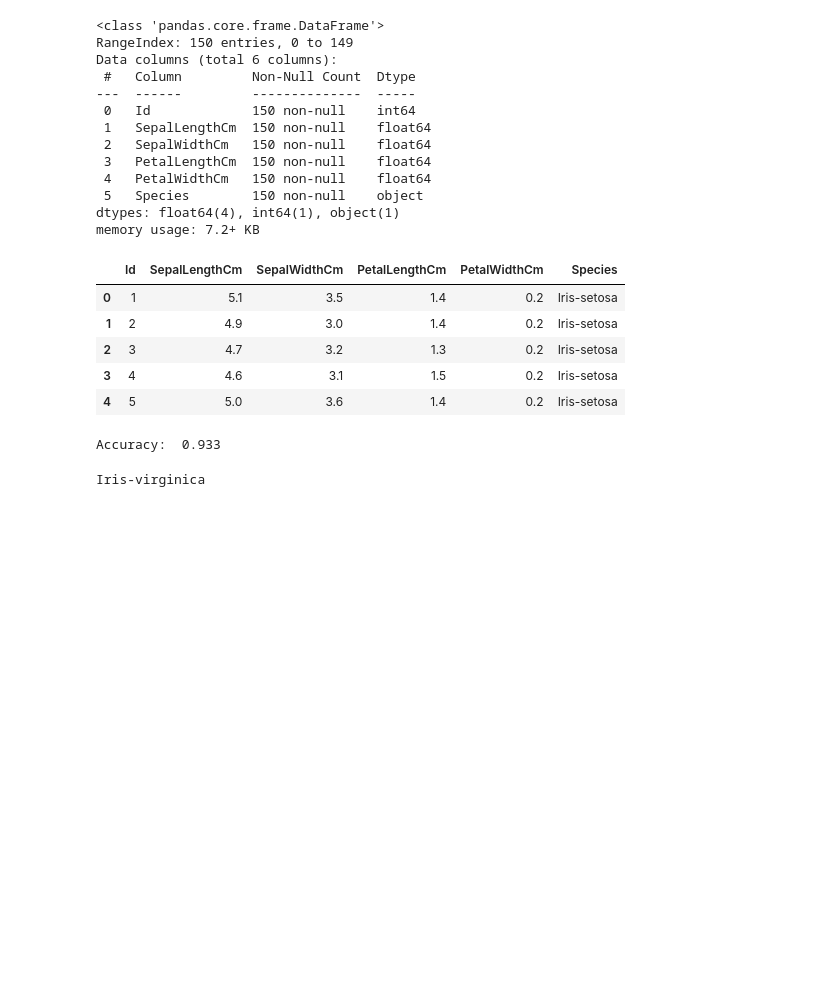
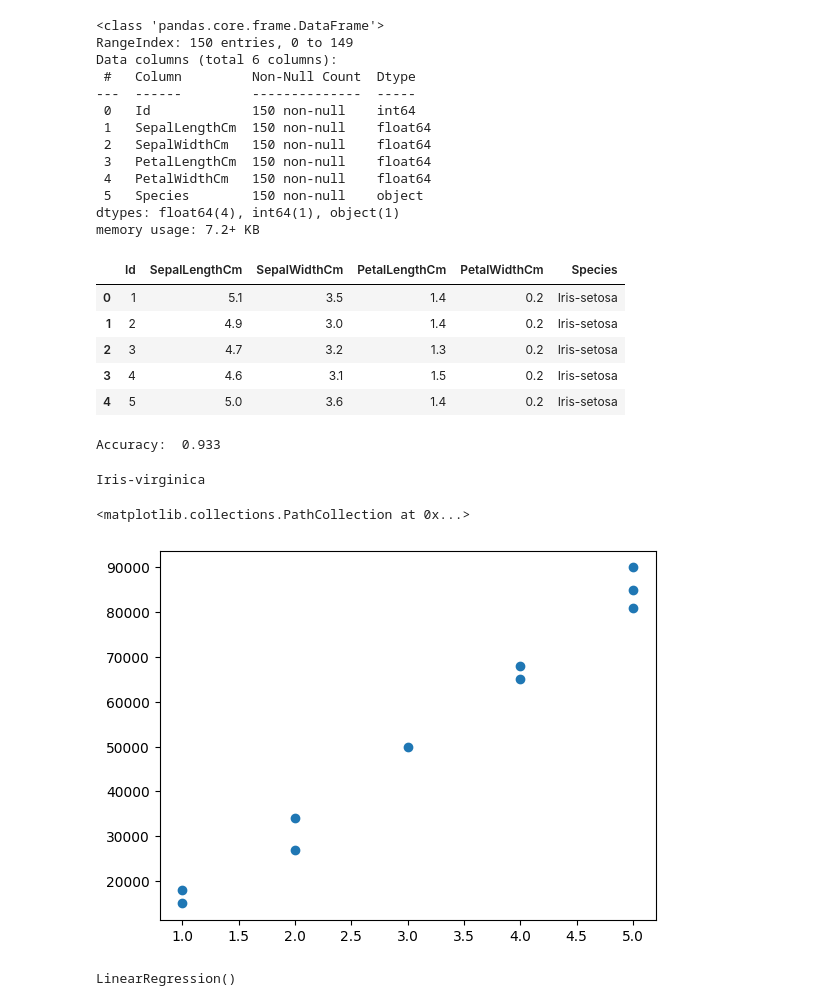
Before and after one commit to Agtna/AI-2025, a Jupyter notebook: job8.ipynb, the cells around one changed output. Saved outputs shown, nothing was run; the diff lists cells and outputs as text; code cells hidden in the pictures; blank space fills up the shorter version.

```diff
--- a/job8.ipynb
+++ b/job8.ipynb
@@ -75,3 +75,29 @@ export_graphviz(
     class_names = ['Iris-setosa', 'Iris-versicolor', 'Iris-virginica' ],
     rounded= True,
     filled =True)
+# %%
+import numpy as np
+
+#buat data jumlah kamar
+bedrooms = np.array([1,1,2,2,3,4,4,5,5,5])
+
+#data harga rumah. asumsi dalam dollar
+house_price = np.array([15000, 18000, 27000, 34000, 50000, 68000, 65000, 81000,85000, 90000])
+# %%
+# menampilkan scatter plot dari dataset
+import matplotlib.pyplot as plt
+%matplotlib inline
+
+plt.scatter(bedrooms, house_price)
+# %% [output]
+<matplotlib.collections.PathCollection at 0x...>
+[figure, added]
+# %%
+from sklearn.linear_model import LinearRegression
+
+# latih model dengan Linear Regression.fit()
+bedrooms = bedrooms.reshape(-1, 1)
+linreg = LinearRegression()
+linreg.fit(bedrooms, house_price)
+# %% [output]
+LinearRegression()
```
Also changed, not shown: parts of 12 cells of this notebook.
